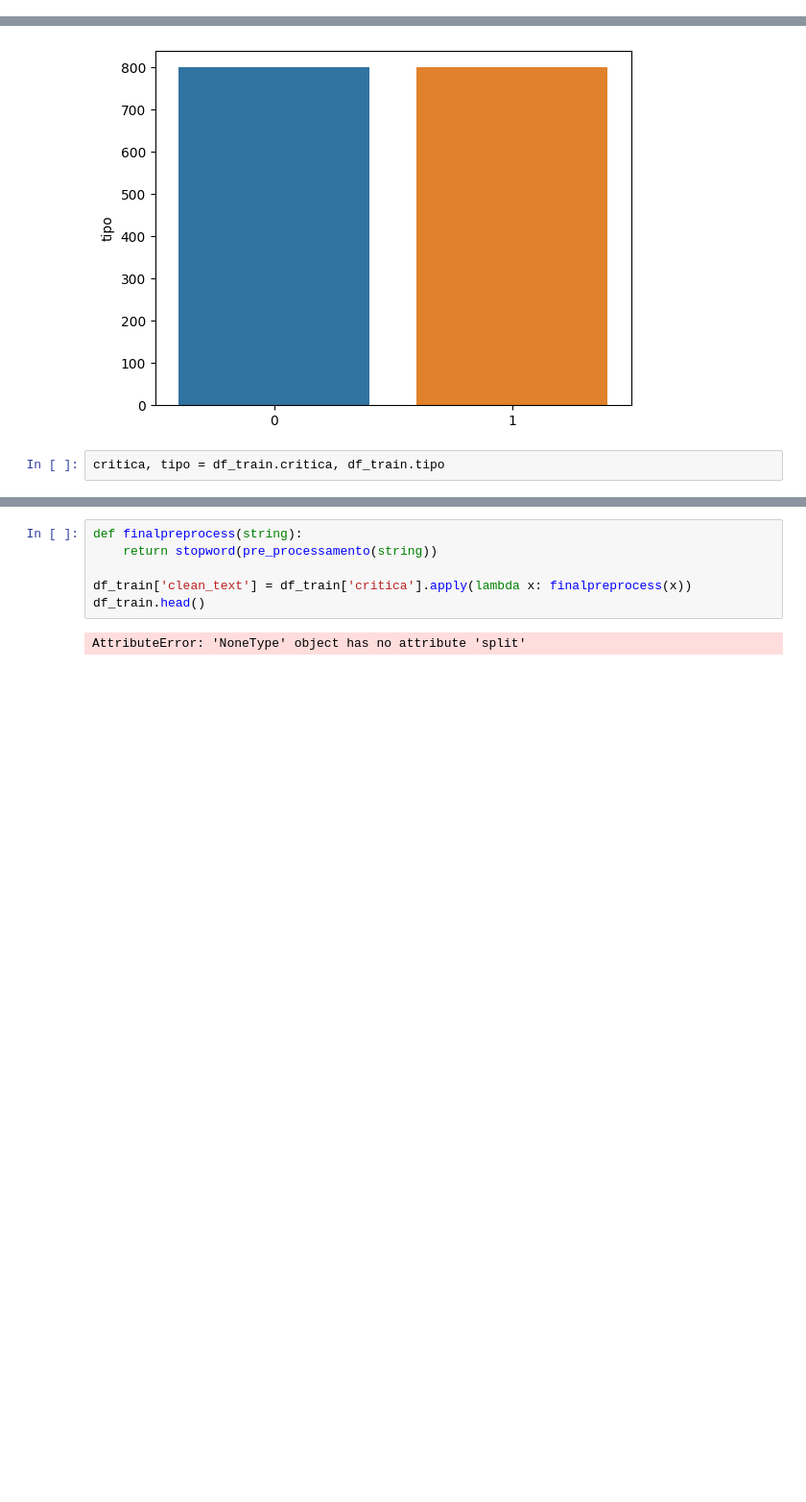
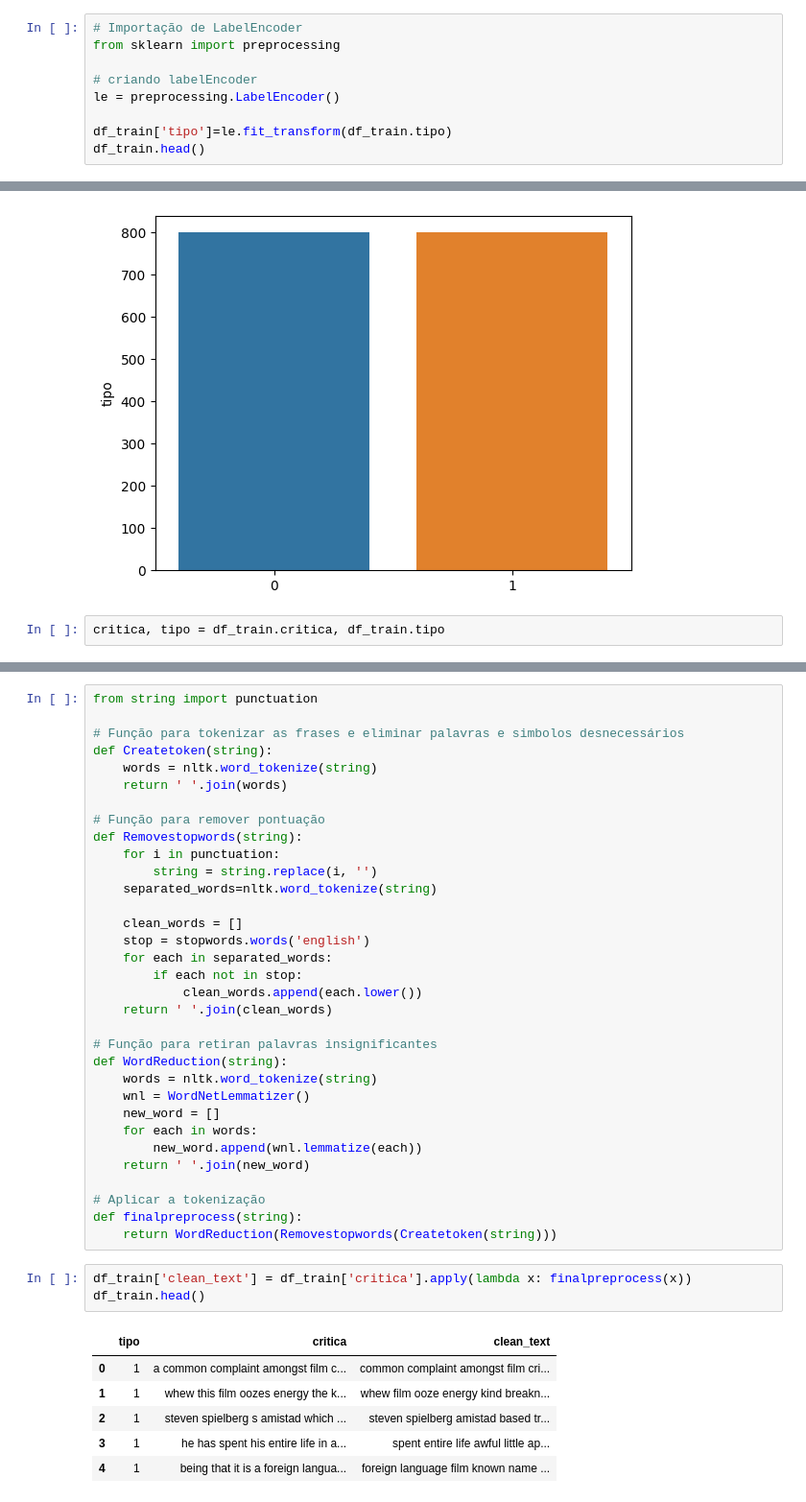
Before and after one commit to FabiadS/Trabalho-Topicos, a Jupyter notebook: trabalho.ipynb, the cells around one changed output, grey strips where cells are left out. Shown at 96% size. Cells and saved outputs as stored; diff of their text form; blank space fills up the shorter version.

```diff
--- a/trabalho.ipynb
+++ b/trabalho.ipynb
@@ -76,0 +67,9 @@ df_train.head()
+# %%
+# Importação de LabelEncoder
+from sklearn import preprocessing
+
+# criando labelEncoder
+le = preprocessing.LabelEncoder()
+
+df_train['tipo']=le.fit_transform(df_train.tipo)
+df_train.head()
@@ -154,8 +126,43 @@ def stopword(word):
+# %%
+from string import punctuation
+
+# Função para tokenizar as frases e eliminar palavras e simbolos desnecessários
+def Createtoken(string):
+    words = nltk.word_tokenize(string)
+    return ' '.join(words)
+
+# Função para remover pontuação
+def Removestopwords(string):
+    for i in punctuation:
+        string = string.replace(i, '')
+    separated_words=nltk.word_tokenize(string)
+
+    clean_words = []
+    stop = stopwords.words('english')
+    for each in separated_words:
+        if each not in stop:
+            clean_words.append(each.lower())
+    return ' '.join(clean_words)
+
+# Função para retiran palavras insignificantes
+def WordReduction(string):
+    words = nltk.word_tokenize(string)
+    wnl = WordNetLemmatizer()
+    new_word = []
+    for each in words:
+        new_word.append(wnl.lemmatize(each))
+    return ' '.join(new_word)
+
+# Aplicar a tokenização
+def finalpreprocess(string):
+    return WordReduction(Removestopwords(Createtoken(string)))
 # %%
-def finalpreprocess(string):
-    return stopword(pre_processamento(string))
-
 df_train['clean_text'] = df_train['critica'].apply(lambda x: finalpreprocess(x))
 df_train.head()
 # %% [output]
-AttributeError: 'NoneType' object has no attribute 'split'
+|  | tipo | critica | clean_text |
+| 0 | 1 | a common complaint amongst film c... | common complaint amongst film cri... |
+| 1 | 1 | whew this film oozes energy the k... | whew film ooze energy kind breakn... |
+| 2 | 1 | steven spielberg s amistad which ... | steven spielberg amistad based tr... |
+| 3 | 1 | he has spent his entire life in a... | spent entire life awful little ap... |
+| 4 | 1 | being that it is a foreign langua... | foreign language film known name ... |
```
Also changed, not shown: parts of 20 cells of this notebook.
